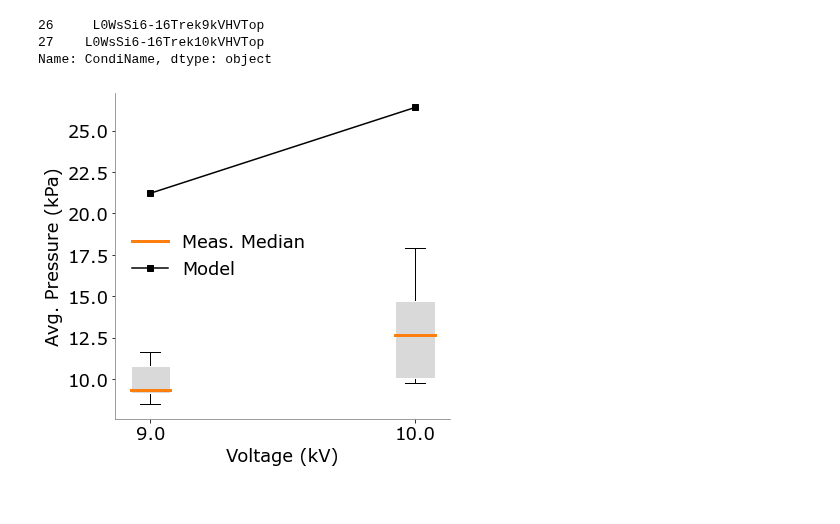
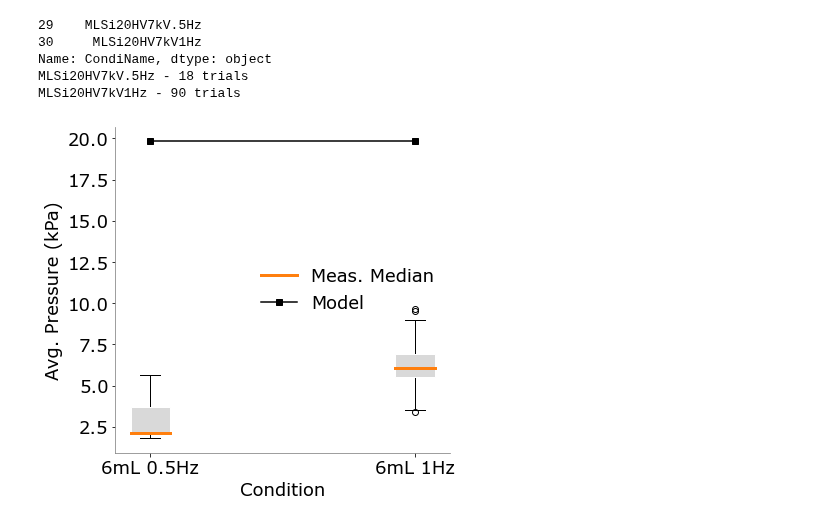
Before and after one commit to maxwellre/pycode, a Jupyter notebook: PouchModelAnalysis/ResVisualization.ipynb, the cells around one changed output. Saved outputs shown, nothing was run; the diff lists cells and outputs as text; code cells hidden in the pictures.

```diff
--- a/PouchModelAnalysis/ResVisualization.ipynb
+++ b/PouchModelAnalysis/ResVisualization.ipynb
@@ -70,7 +71,7 @@ measureData.tail()
 # %%
 ''' Pressure loss from realtime flow rate estimation '''
 
-simData = pd.read_csv("./data./temp_result.csv") # Data from model simulation
+simData = pd.read_csv("./data/temp_result.csv") # Data from model simulation
 # simData['pLoss1Expan_kPa'] = np.nan
 
 for aCondi in condiTable['CondiName']:
@@ -152,44 +144,54 @@ Name: CondiName, dtype: object
 # %%
 ''' Compare voltage (L0Ws - Temporary) '''
 # compList = ['L0WsSi5-20Trek8kV','L0WsSi5-20Trek9kV','L0WsSi5-20Trek10kV'] # List of conditions to be compared
-compList = ['L0WsSi6-16Trek9kVHVTop','L0WsSi6-16Trek10kVHVTop'] # List of conditions to be compared
+# compList = ['L0WsSi6-16Trek9kVHVTop','L0WsSi6-16Trek10kVHVTop'] # List of conditions to be compared
+compList = ['MLSi20HV7kV.5Hz','MLSi20HV7kV1Hz'] #''' Twenty measurements (2022.04.02) '''
 
 indList = selectConditions(simData, compList)
 print(simData.loc[indList,'CondiName']);
 
-sim1 = np.array(simData.loc[indList,'P1Expan_Pa']*1e-3 + simData.loc[indList,'pLoss1Expan_kPa']) # Realtime estimation
+sim1 = np.array(simData.loc[indList,'P1Expan_Pa']*1e-3) # Realtime estimation  + simData.loc[indList,'pLoss1Expan_kPa']
 
 trialsData = []
 for aCondi in (compList): # Ordered based on the list
     aTrial = measureData.loc[measureData['CondiName'] == aCondi, 'AvgPressure_kPa'].tolist()
     trialsData.append(aTrial)
+    print("%s - %d trials" % (aCondi, len(aTrial)))
 
 ''' Generate plot '''
 boxprops = dict(linestyle='-', linewidth=1, color='w', facecolor='0.85')
 medianprops = dict(linestyle='-', linewidth=3, color='tab:orange')
 
 fig1, ax1 = plt.subplots()
 fig1.set_size_inches(6,6)
-ax1.set_xlabel('Voltage (kV)')
-ax1.set_xticklabels(compList, rotation=0)
+
+# ax1.set_xlabel('Voltage (kV)')
+ax1.set_xlabel('Condition') # For showing conditions of twenty trials
 
 x = range(len(compList))
 
 pH = ax1.plot(x, sim1, 's-', color='k')
 
 pH2 = ax1.boxplot(trialsData, positions=x, widths = 0.15, manage_ticks = False, medianprops=medianprops,
                  patch_artist=True, boxprops=boxprops, notch = False, showfliers = True)
 
 ax1.set_ylabel('Avg. Pressure (kPa)', color='k')
 ax1.tick_params(axis='y', labelcolor='k')
 
-plt.xticks(x, 0.001 * condiTable.loc[indList, 'Voltage_V']);
+# ax1.set_xticklabels(compList, rotation=0)
+# plt.xticks(x, 0.001 * condiTable.loc[indList, 'Voltage_V']);
 
-ax1.legend(handles=[pH2['medians'][0],pH[0]],labels=['Meas. Median','Model'], frameon=False);
+ax1.set_xticklabels(['6mL 0.5Hz','6mL 1Hz'], rotation=0)
+plt.xticks([0, 1]) # For showing conditions of twenty trials
+
+ax1.legend(handles=[pH2['medians'][0],pH[0]],labels=['Meas. Median','Model'], frameon=False, loc='right');
 
 # plt.savefig("comp_voltage.pdf", bbox_inches='tight')
+plt.savefig("twentytrial.pdf", bbox_inches='tight')
 # %% [output]
-26     L0WsSi6-16Trek9kVHVTop
-27    L0WsSi6-16Trek10kVHVTop
+29    MLSi20HV7kV.5Hz
+30     MLSi20HV7kV1Hz
 Name: CondiName, dtype: object
+MLSi20HV7kV.5Hz - 18 trials
+MLSi20HV7kV1Hz - 90 trials
-[figure, old version]
+[figure, new version]
```
Also changed, not shown: parts of 5 cells of this notebook, 2 other files.
